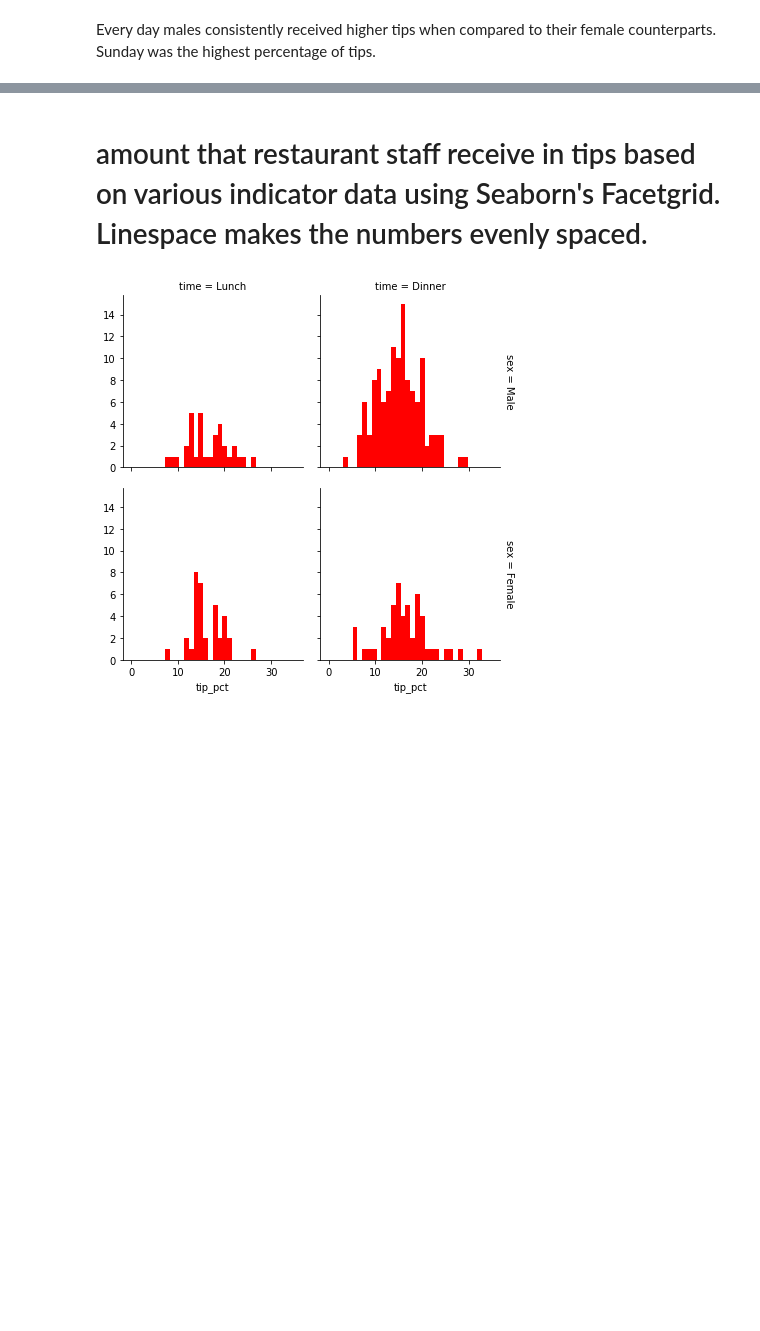
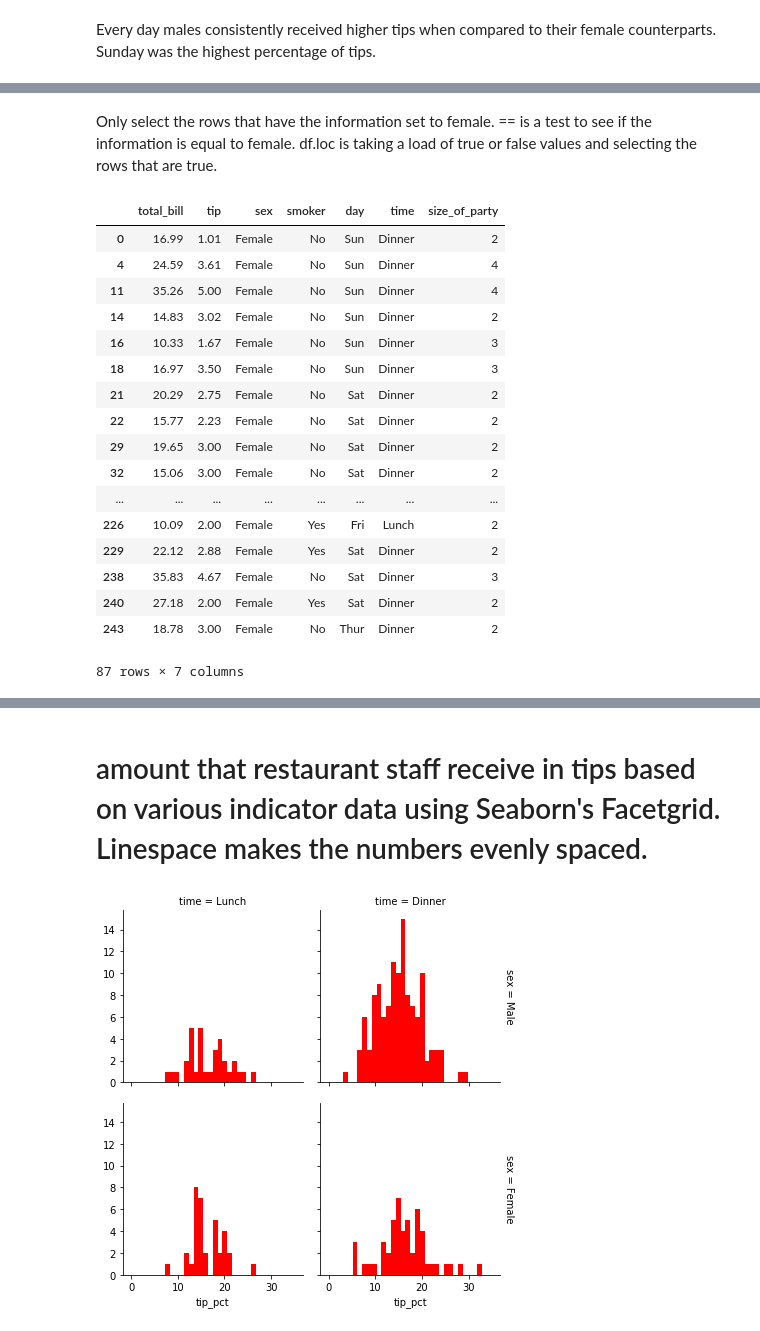
Before and after one commit to bexiturley/Fundamentals-of-Data-Analysis-Assessment-2019, a Jupyter notebook: Tips.ipynb, the cells around one changed output, grey strips where cells are left out. Cells and saved outputs as stored; diff of their text form; code cells hidden in the pictures; blank space fills up the shorter version.

```diff
--- a/Tips.ipynb
+++ b/Tips.ipynb
@@ -154,0 +388,23 @@ tips.groupby(by=['sex', 'day']).min()
+# %% [markdown]
+ Only select the rows that have the information set to female. == is a test to see if the information is equal to female. df.loc is taking a load of true or false values and selecting the rows that are true.
+# %%
+variable.loc [variable.loc [:, "sex"] == "Female"]
+# %% [output]
+|  | total_bill | tip | sex | smoker | day | time | size_of_party |
+| 0 | 16.99 | 1.01 | Female | No | Sun | Dinner | 2 |
+| 4 | 24.59 | 3.61 | Female | No | Sun | Dinner | 4 |
+| 11 | 35.26 | 5.00 | Female | No | Sun | Dinner | 4 |
+| 14 | 14.83 | 3.02 | Female | No | Sun | Dinner | 2 |
+| 16 | 10.33 | 1.67 | Female | No | Sun | Dinner | 3 |
+| 18 | 16.97 | 3.50 | Female | No | Sun | Dinner | 3 |
+| 21 | 20.29 | 2.75 | Female | No | Sat | Dinner | 2 |
+| 22 | 15.77 | 2.23 | Female | No | Sat | Dinner | 2 |
+| 29 | 19.65 | 3.00 | Female | No | Sat | Dinner | 2 |
+| 32 | 15.06 | 3.00 | Female | No | Sat | Dinner | 2 |
+| ... | ... | ... | ... | ... | ... | ... | ... |
+| 226 | 10.09 | 2.00 | Female | Yes | Fri | Lunch | 2 |
+| 229 | 22.12 | 2.88 | Female | Yes | Sat | Dinner | 2 |
+| 238 | 35.83 | 4.67 | Female | No | Sat | Dinner | 3 |
+| 240 | 27.18 | 2.00 | Female | Yes | Sat | Dinner | 2 |
+| 243 | 18.78 | 3.00 | Female | No | Thur | Dinner | 2 |
+87 rows × 7 columns
```
Also changed, not shown: parts of 23 cells of this notebook, 2 other files.
